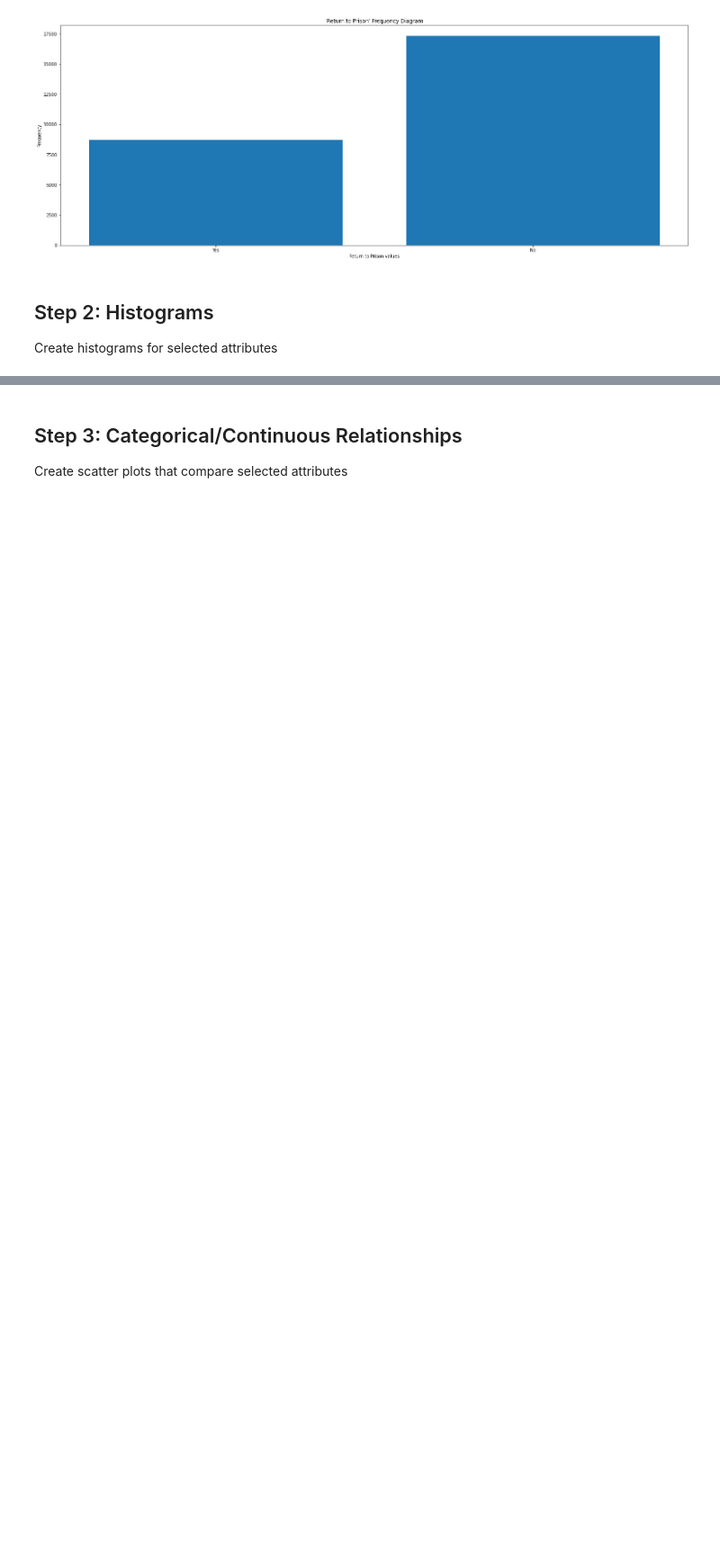
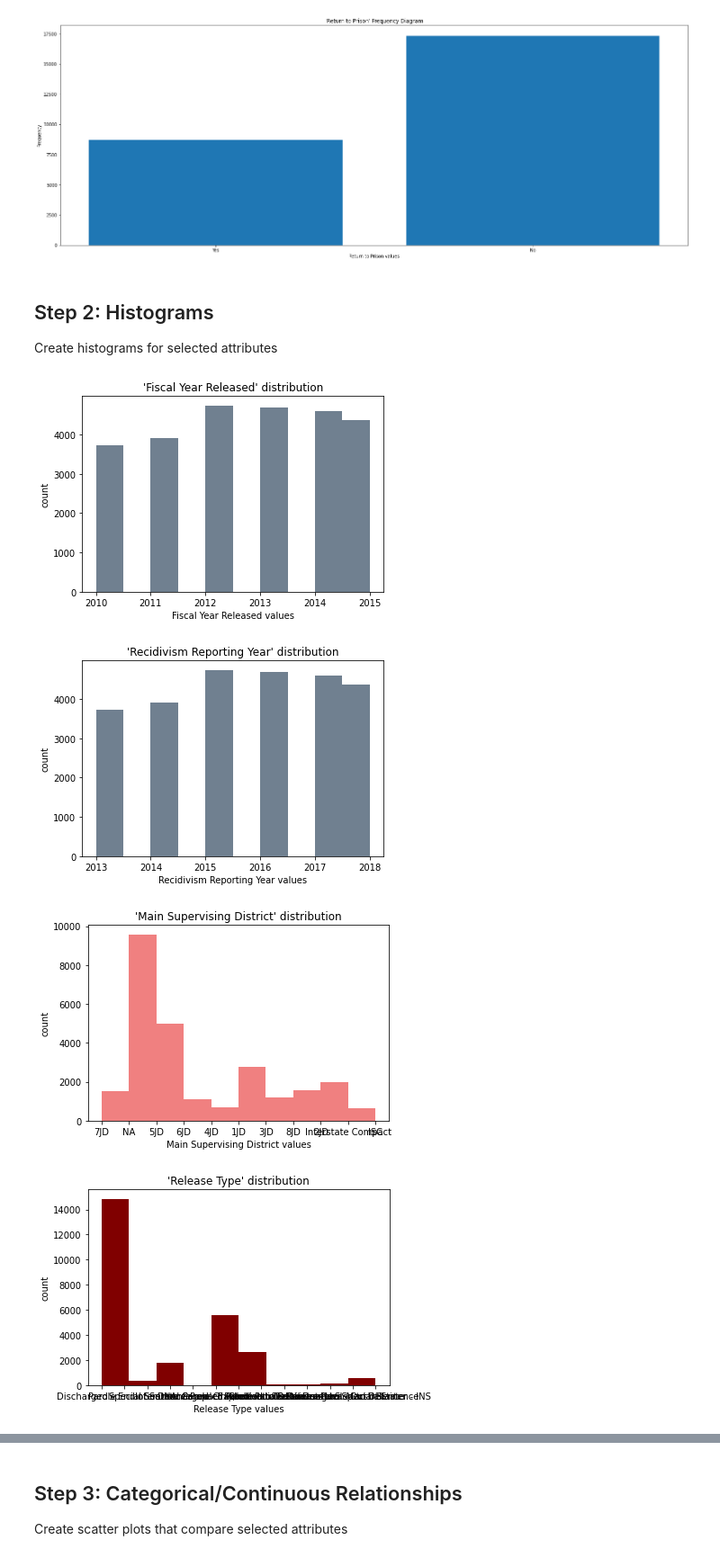
Before and after one commit to EricGustin/datascience-algos-project, a Jupyter notebook: exploratory_data_analysis.ipynb, the cells around one changed output, grey strips where cells are left out. Shown at 90% size. Saved outputs shown, nothing was run; the diff lists cells and outputs as text; code cells hidden in the pictures; blank space fills up the shorter version.

```diff
--- a/exploratory_data_analysis.ipynb
+++ b/exploratory_data_analysis.ipynb
@@ -40,3 +40,20 @@ for column_name in table.column_names:
 # %% [markdown]
 ## Step 2: Histograms
 Create histograms for selected attributes
+# %%
+colors = ['black', 'lightcoral', 'darkorange', 'maroon', 'slategrey', 'indigo', 'cornflowerblue', 'turqoise']
+from random import randrange
+import plot_utils
+for column_name in table.column_names:
+    attributes = table.get_column(column_name, include_missing_values=True)
+    title = f"'{column_name}' distribution"
+    x_label = f"{column_name} values"
+    y_label = 'count'
+    rand_val = randrange(7)
+    color = colors[rand_val]
+    plot_utils.histogram_chart(attributes, title,x_label, y_label, color)
+# %% [output]
+[figure, added]
+[figure, added]
+[figure, added]
+[figure, added]
```
Also changed, not shown: parts of 3 cells of this notebook, 1 other file.
